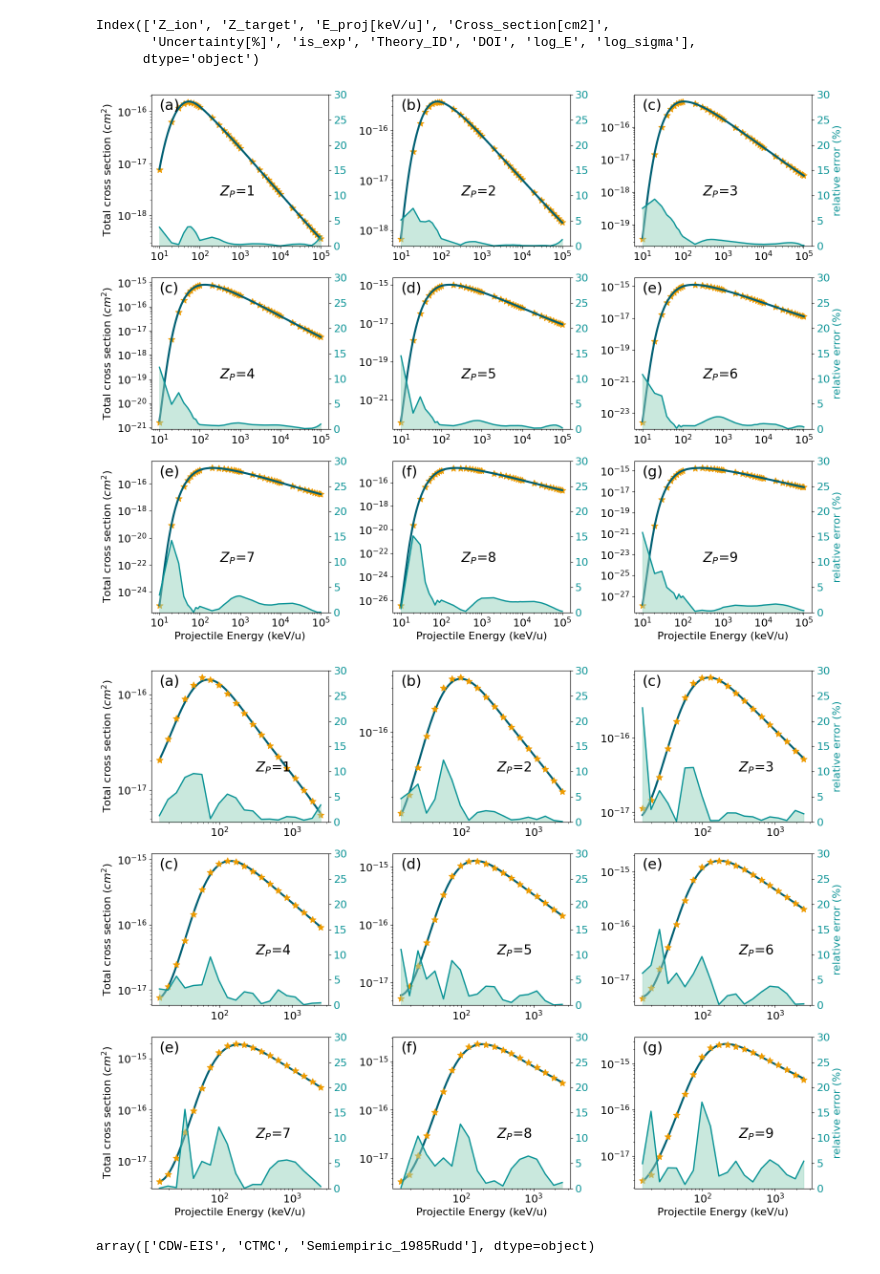
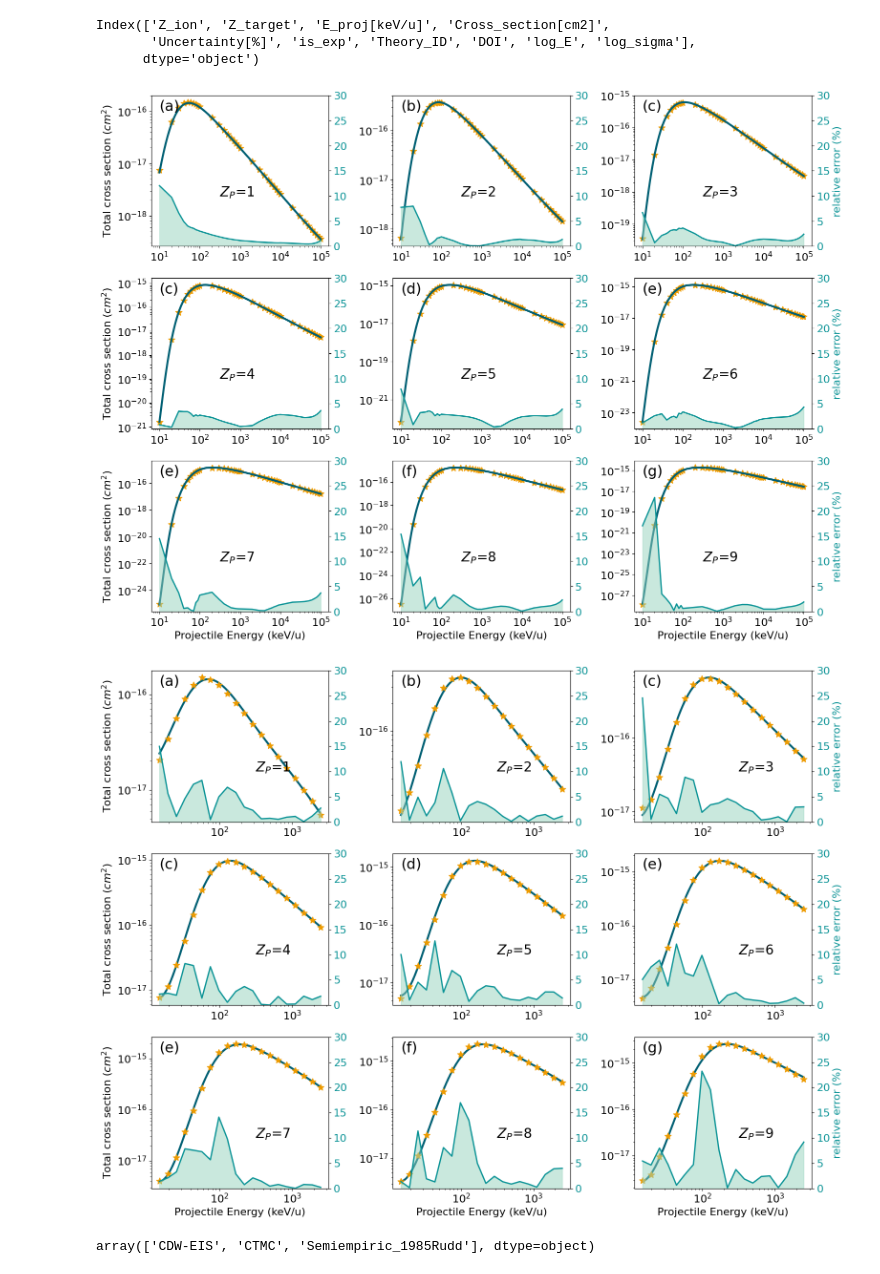
Before and after one commit to sebastlop/atomic_cond, a Jupyter notebook: performance.ipynb, the cells around one changed output. Saved outputs shown, nothing was run; the diff lists cells and outputs as text; code cells hidden in the pictures.

```diff
--- a/performance.ipynb
+++ b/performance.ipynb
@@ -118,7 +118,7 @@ labels_figs = ['(a)','(b)','(c)','(d)','(e)',
 df_theory_encoded = pd.DataFrame(theory_one_hot, columns=encoder.get_feature_names_out(['Theory_ID']))
 hyd_df = pd.concat([hyd_df.reset_index(drop=True), df_theory_encoded], axis=1)
 
-model = FlexibleNN(6, 128, 'gauss', 0.0)
+model = FlexibleNN(5, 128, 'gauss', 0.0)
 model.load_state_dict(torch.load(os.path.join(MODEL_FOLDER,'best_statedict_gauss_128.pth'),map_location=DEVICE))
 model.eval()
 
@@ -131,45 +131,45 @@ for z_ion in range(1,10):
     aux = hyd_df[hyd_df['Theory_ID'] == theory]
     x = aux[aux['Z_ion'] == z_ion]['E_proj[keV/u]'].values
     y = aux[aux['Z_ion'] == z_ion]['Cross_section[cm2]'].values
-    y_pred = predict_conditional(model, encoder, theory, z_ion, 1, np.log10(x)).reshape(-1)
+    y_pred = predict_conditional(model, encoder, theory, z_ion, np.log10(x)).reshape(-1)
     x_to_predict = torch.logspace(np.log10(np.min(x)),
                                     np.log10(np.max(x)),
                                     1000)
-    y_pred_lp = predict_conditional(model, encoder, theory, z_ion, 1, np.log10(x_to_predict)).reshape(-1)
+    y_pred_lp = predict_conditional(model, encoder, theory, z_ion, np.log10(x_to_predict)).reshape(-1)
     error = rel_err(y, 10**y_pred)*100
 
     axes[idx_row,idx_col].loglog(x, y, '*', lw = 1, ms = 10, color= colorlist3[5],
                                     label = f'Theory {theory}' )
 
     axes[idx_row,idx_col].loglog(x_to_predict, 10**y_pred_lp, lw = 3,
                                     color= colorlist3[1],
                                     label = f'MLP prediction' )
 
 
 
     ax_right = axes[idx_row,idx_col].twinx()
     ax_right.semilogx(x, error, c = colorlist3[2], lw = 2)
     ax_right.fill_between(x, error,color = colorlist3[3], alpha = 0.5)
 
     ax_right.tick_params(axis='y', labelcolor=colorlist3[2])
     ax_right.set_ylim(0,30)
     ax_right.text(x.min(), 27, labels_figs[idx_col+idx_row*2], fontsize=22)
     ax_right.text(x.min()+300, 10, f'$Z_P$={z_ion}', fontsize=20)
 
     # axes[idx_row,idx_col].legend()
     idx_col += 1
     if idx_col == 3 :
 
         idx_col = 0
         idx_row += 1
         ax_right.set_ylabel('relative error (%)', color=colorlist3[2])
 for j in range(3):
     axes[j,0].set_ylabel(r'Total cross section ($cm^2$)' )
     axes[2,j].set_xlabel('Projectile Energy (keV/u)')
 fig.tight_layout()
 plt.savefig('./performance_CDWEIS.png')
 # %% [output]
-[figure, old version]
+[figure, new version]
 # %%
 fig, axes = plt.subplots(3, 3, figsize=(16, 12))
 
@@ -180,11 +180,11 @@ for z_ion in range(1,10):
     aux = hyd_df[hyd_df['Theory_ID'] == theory]
     x = aux[aux['Z_ion'] == z_ion]['E_proj[keV/u]'].values
     y = aux[aux['Z_ion'] == z_ion]['Cross_section[cm2]'].values
-    y_pred = predict_conditional(model, encoder, theory, z_ion, 1, np.log10(x)).reshape(-1)
+    y_pred = predict_conditional(model, encoder, theory, z_ion, np.log10(x)).reshape(-1)
     x_to_predict = torch.logspace(np.log10(np.min(x)),
                                     np.log10(np.max(x)),
                                     1000)
-    y_pred_lp = predict_conditional(model, encoder, theory, z_ion, 1, np.log10(x_to_predict)).reshape(-1)
+    y_pred_lp = predict_conditional(model, encoder, theory, z_ion,  np.log10(x_to_predict)).reshape(-1)
     error = rel_err(y, 10**y_pred)*100
 
     axes[idx_row,idx_col].loglog(x_to_predict, 10**y_pred_lp, lw = 3,
@@ -216,7 +216,7 @@ for j in range(3):
 fig.tight_layout()
 plt.savefig('./performance_CTMC.png')
 # %% [output]
-[figure, old version]
+[figure, new version]
 # %%
 np.unique(hyd_df['Theory_ID'])
 # %% [output]
```
Also changed, not shown: parts of 8 cells of this notebook, 28 other files.
